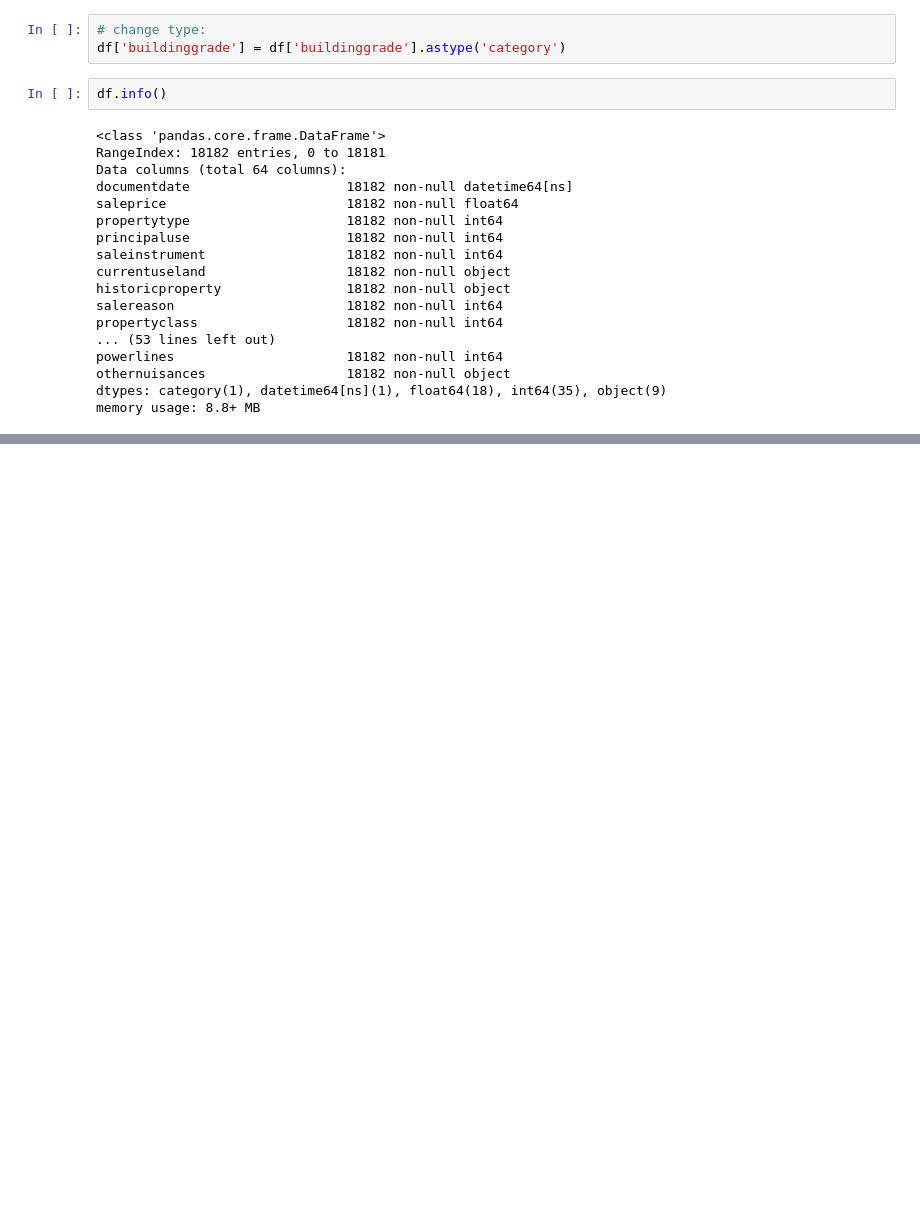
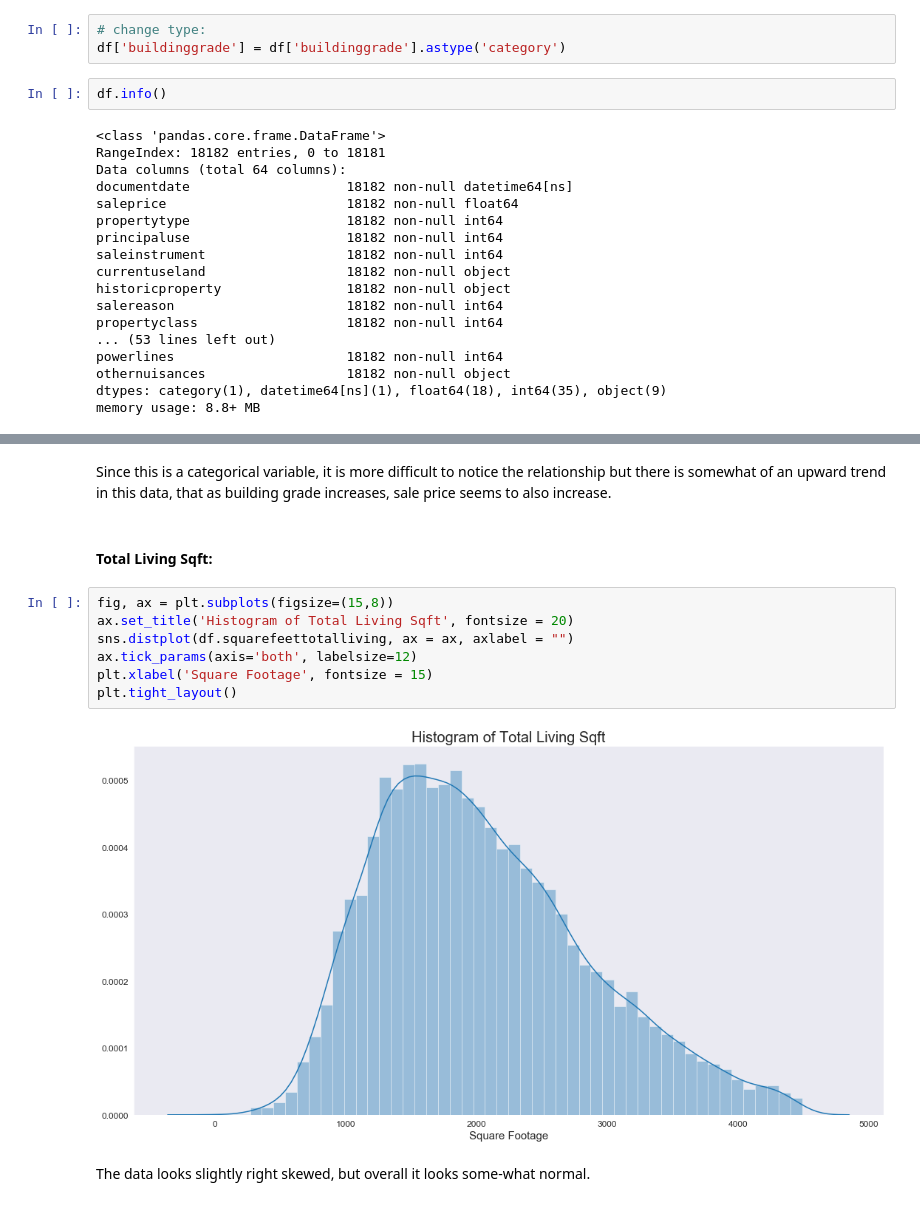
Before and after one commit to lecritch/king_county_housing_prices_linear_regression, a Jupyter notebook: exploratory/lmc_notebooks/fsm1_lc.ipynb, the cells around one changed output, grey strips where cells are left out. Drawn from its saved outputs; the diff is of its cells as text; blank space fills up the shorter version.

Commit message:
lc model1 sqft and bathrooms

```diff
--- a/exploratory/lmc_notebooks/fsm1_lc.ipynb
+++ b/exploratory/lmc_notebooks/fsm1_lc.ipynb
@@ -253,0 +280,15 @@ memory usage: 8.8+ MB
+# %% [markdown]
+Since this is a categorical variable, it is more difficult to notice the relationship but there is somewhat of an upward trend in this data, that as building grade increases, sale price seems to also increase.
+# %% [markdown]
+#### Total Living Sqft:
+# %%
+fig, ax = plt.subplots(figsize=(15,8))
+ax.set_title('Histogram of Total Living Sqft', fontsize = 20)
+sns.distplot(df.squarefeettotalliving, ax = ax, axlabel = "")
+ax.tick_params(axis='both', labelsize=12)
+plt.xlabel('Square Footage', fontsize = 15)
+plt.tight_layout()
+# %% [output]
+[figure, added]
+# %% [markdown]
+The data looks slightly right skewed, but overall it looks some-what normal.
```
Also changed, not shown: parts of 76 cells of this notebook, 2 other files.
